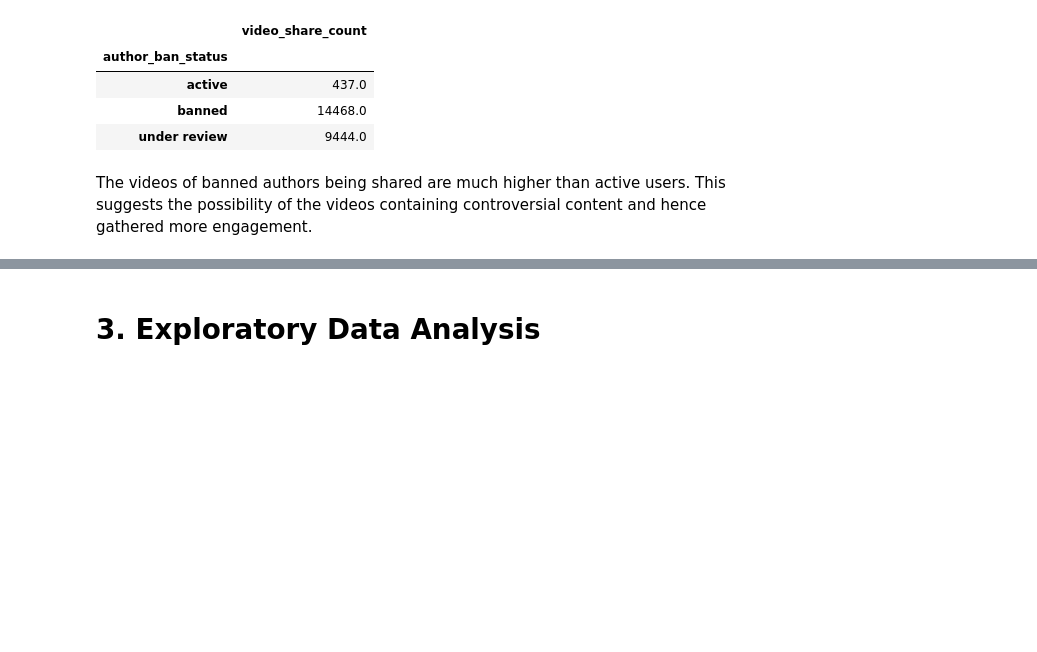
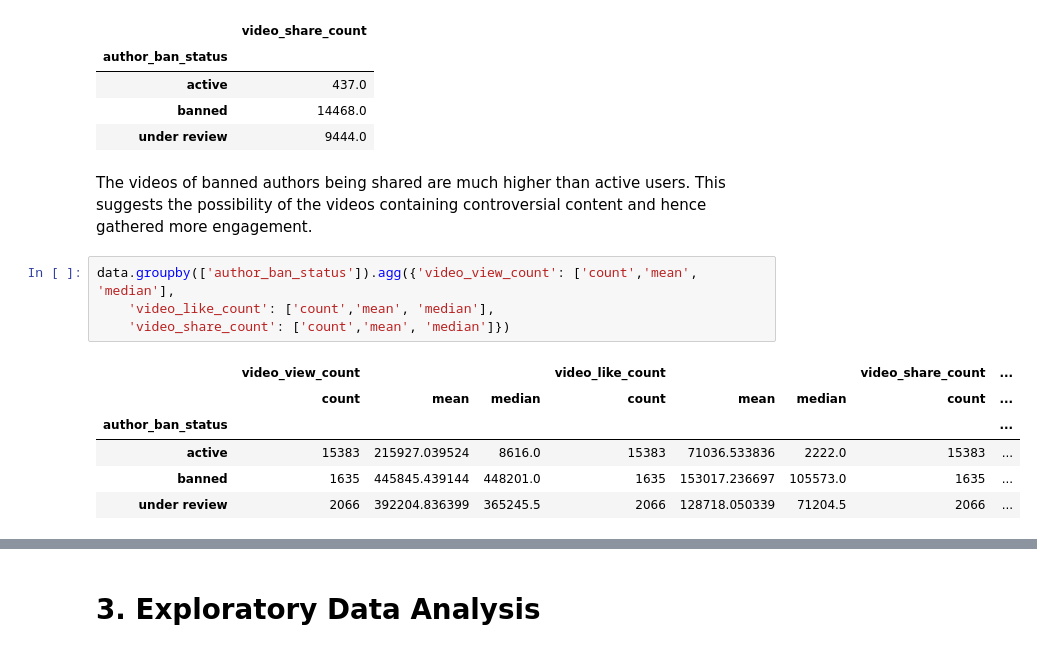
Before and after one commit to hugocheong/tiktok-claims-classification, a Jupyter notebook: claims-project.ipynb, the cells around one changed output, grey strips where cells are left out. Cells and saved outputs as stored; diff of their text form; blank space fills up the shorter version.

```diff
--- a/claims-project.ipynb
+++ b/claims-project.ipynb
@@ -145,3 +145,14 @@ data.groupby(['author_ban_status']).agg({'video_share_count': 'median'})
 | under review | 9444.0 |
 # %% [markdown]
 The videos of banned authors being shared are much higher than active users. This suggests the possibility of the videos containing controversial content and hence gathered more engagement.
+# %%
+data.groupby(['author_ban_status']).agg({'video_view_count': ['count','mean', 'median'],
+    'video_like_count': ['count','mean', 'median'],
+    'video_share_count': ['count','mean', 'median']})
+# %% [output]
+|  | video_view_count |  |  | video_like_count |  |  | video_share_count | ... |
+|  | count | mean | median | count | mean | median | count | ... |
+| author_ban_status |  |  |  |  |  |  |  | ... |
+| active | 15383 | 215927.039524 | 8616.0 | 15383 | 71036.533836 | 2222.0 | 15383 | ... |
+| banned | 1635 | 445845.439144 | 448201.0 | 1635 | 153017.236697 | 105573.0 | 1635 | ... |
+| under review | 2066 | 392204.836399 | 365245.5 | 2066 | 128718.050339 | 71204.5 | 2066 | ... |
```
Also changed, not shown: parts of 3 cells of this notebook.
